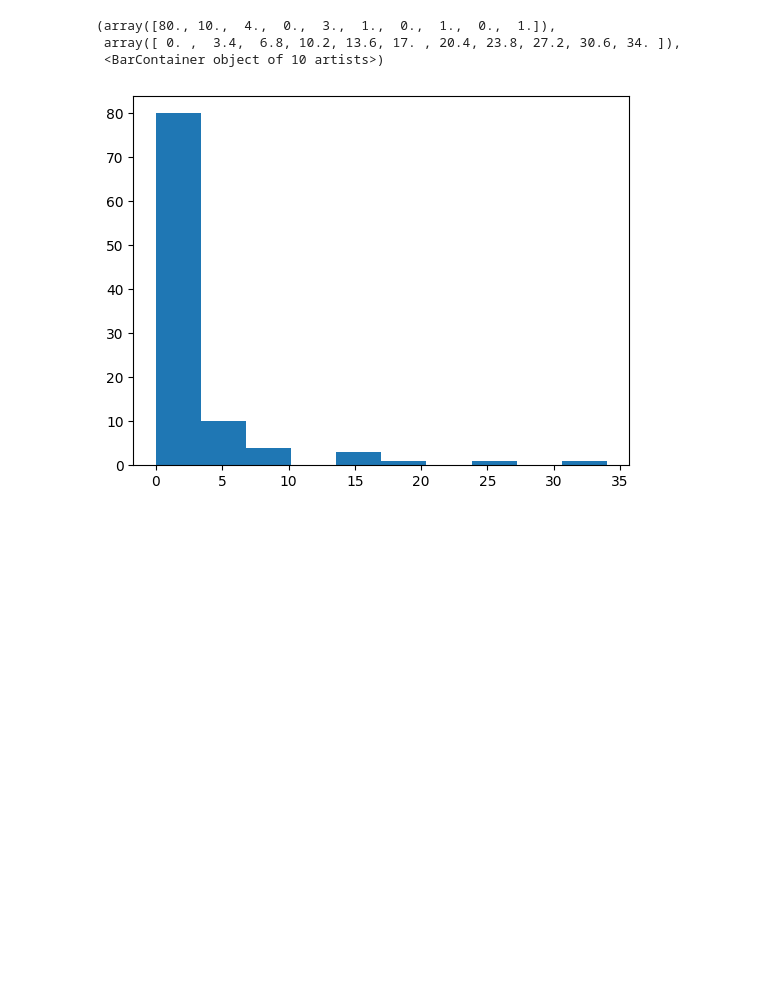
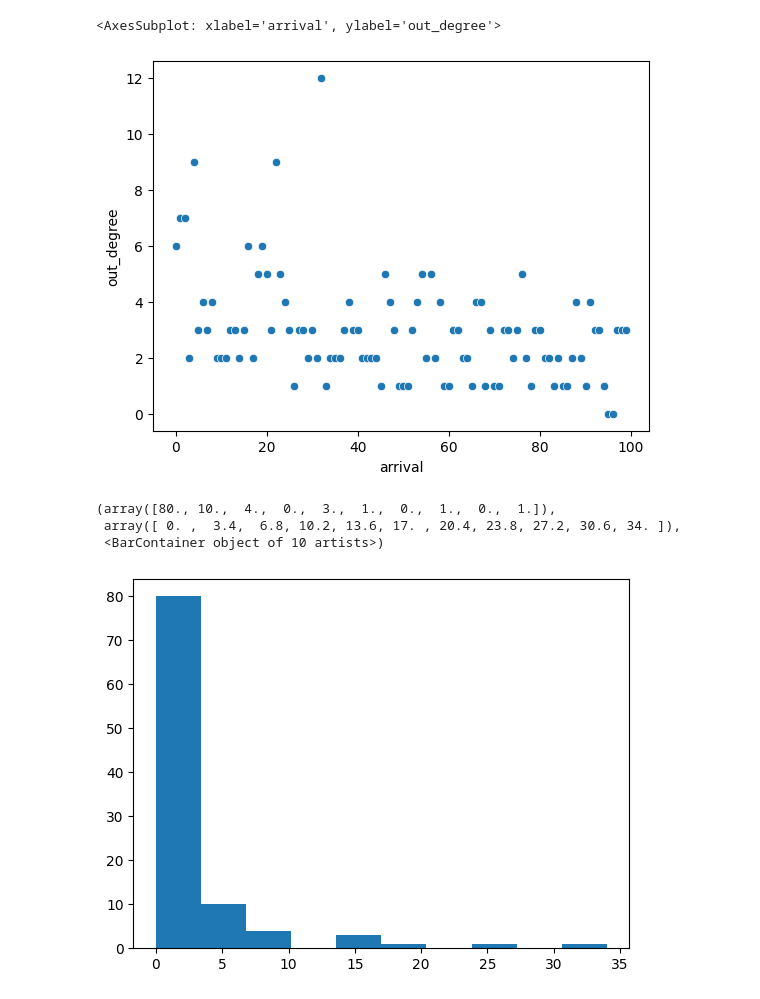
Before and after one commit to exterm/uvm-mocs, a Jupyter notebook: project/symm_attachment_test.ipynb, the cells around one changed output. Cells and saved outputs as stored; diff of their text form; code cells hidden in the pictures; blank space fills up the shorter version.

```diff
--- a/project/symm_attachment_test.ipynb
+++ b/project/symm_attachment_test.ipynb
@@ -47 +55,8 @@ plt.scatter(list(dict(test_output.in_degree()).values()), list(dict(test_output.
+# %%
+out_degree_distr = pd.DataFrame(list(test_output.out_degree()), columns=["arrival", "out_degree"])
+
+sns.scatterplot(x = "arrival", y = "out_degree", data = out_degree_distr)
+# %% [output]
+<AxesSubplot: xlabel='arrival', ylabel='out_degree'>
+[figure, added]
 # %%
```
Also changed, not shown: parts of 6 cells of this notebook, 3 other files.
